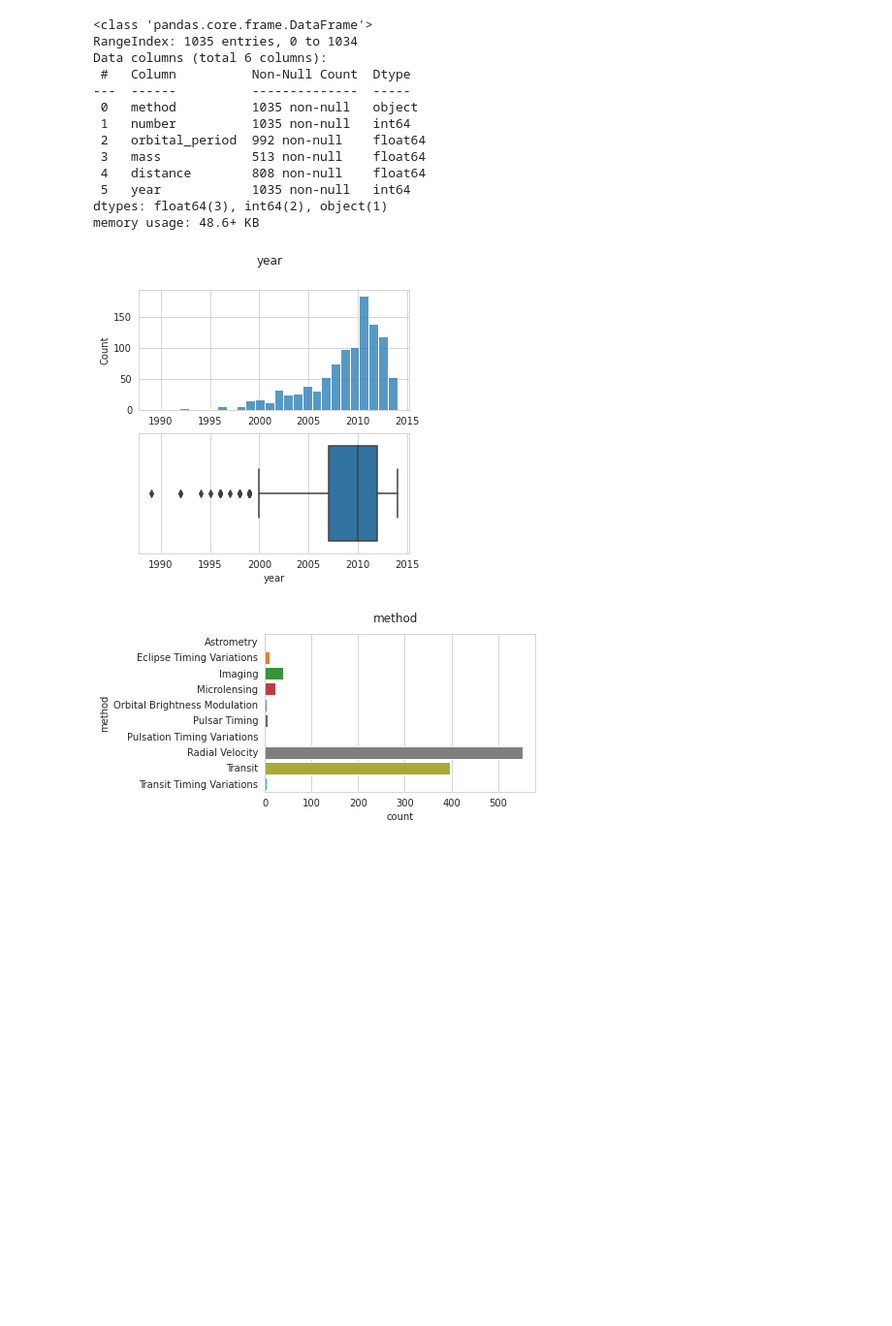
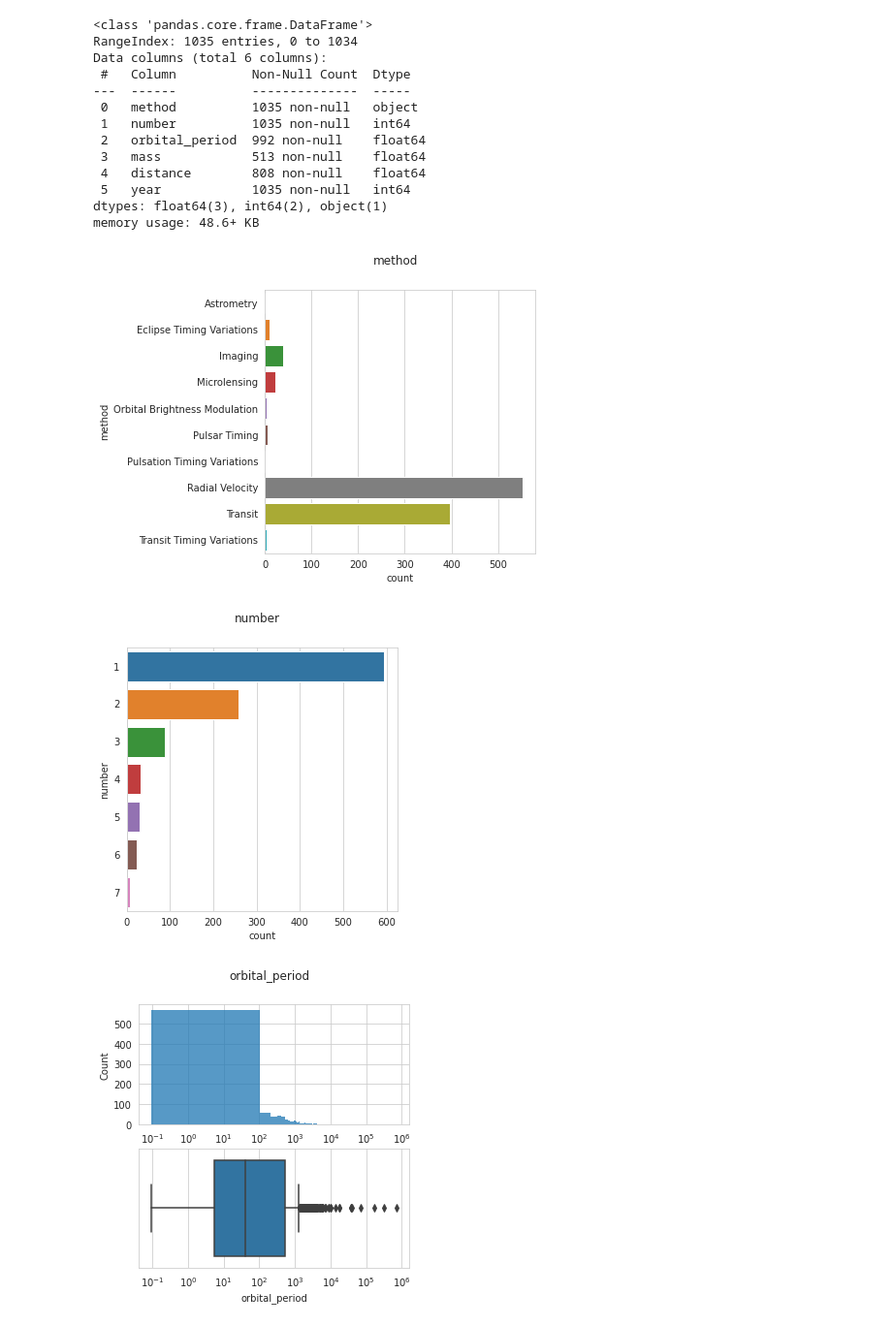
Before and after one commit to albertoburgosplaza/simpleplots, a Jupyter notebook: notebooks/testing.ipynb, the cells around one changed output. Shown: that part at 97% size. Cells and saved outputs as stored; diff of their text form; code cells hidden in the pictures; blank space fills up the shorter version.

```diff
--- a/notebooks/testing.ipynb
+++ b/notebooks/testing.ipynb
@@ -82,11 +87,10 @@ Data columns (total 6 columns):
  5   year            1035 non-null   int64
 dtypes: float64(3), int64(2), object(1)
 memory usage: 48.6+ KB
-# %%
-plot(planets, "year", size=(5,5))
-# %% [output]
-[figure, removed]
-# %%
-plot(planets, "method")
-# %% [output]
-[figure, removed]
+# %%
+for attribute in planets.columns:
+    plot(planets, attribute)
+# %% [output]
+[figure, added]
+[figure, added]
+[figure, added]
```
Also changed, not shown: parts of 5 cells of this notebook, 2 other files.
